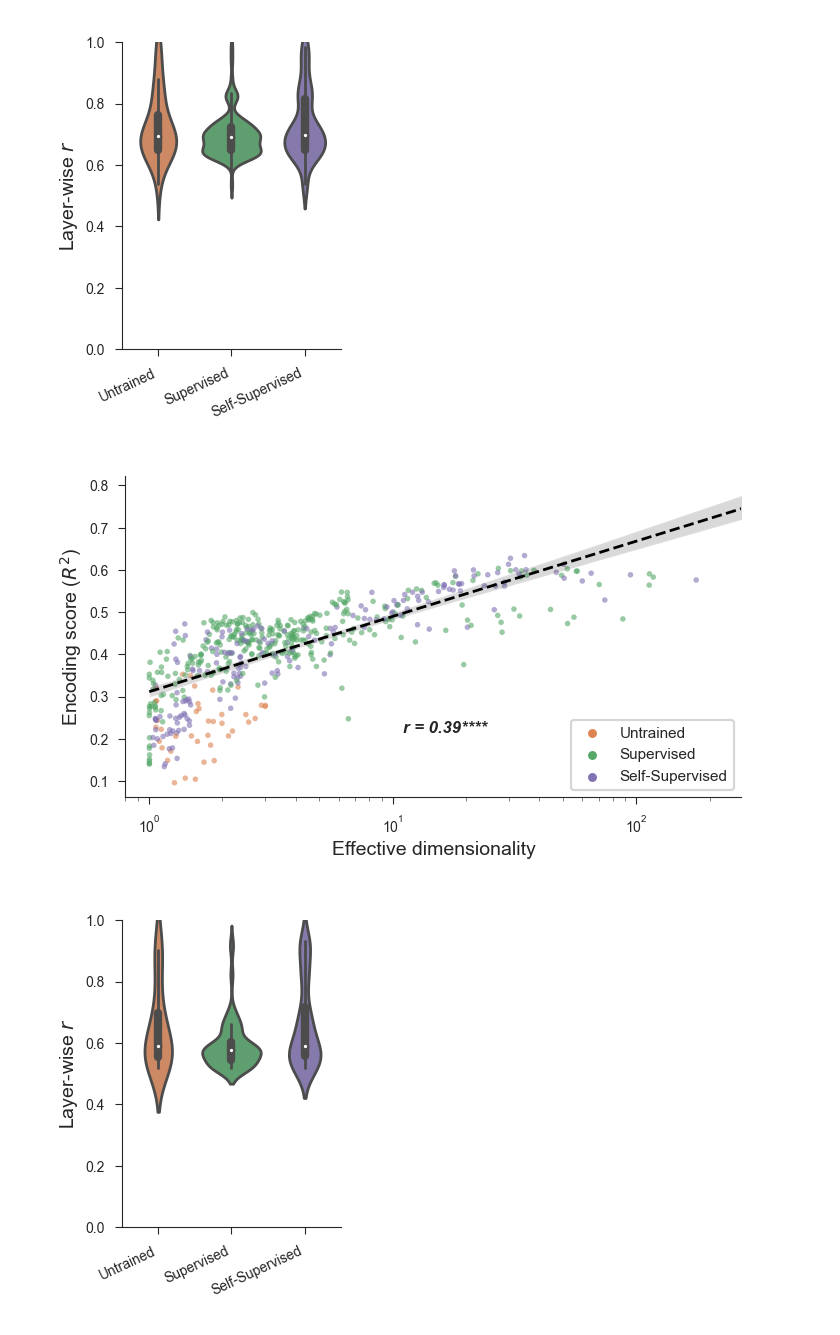
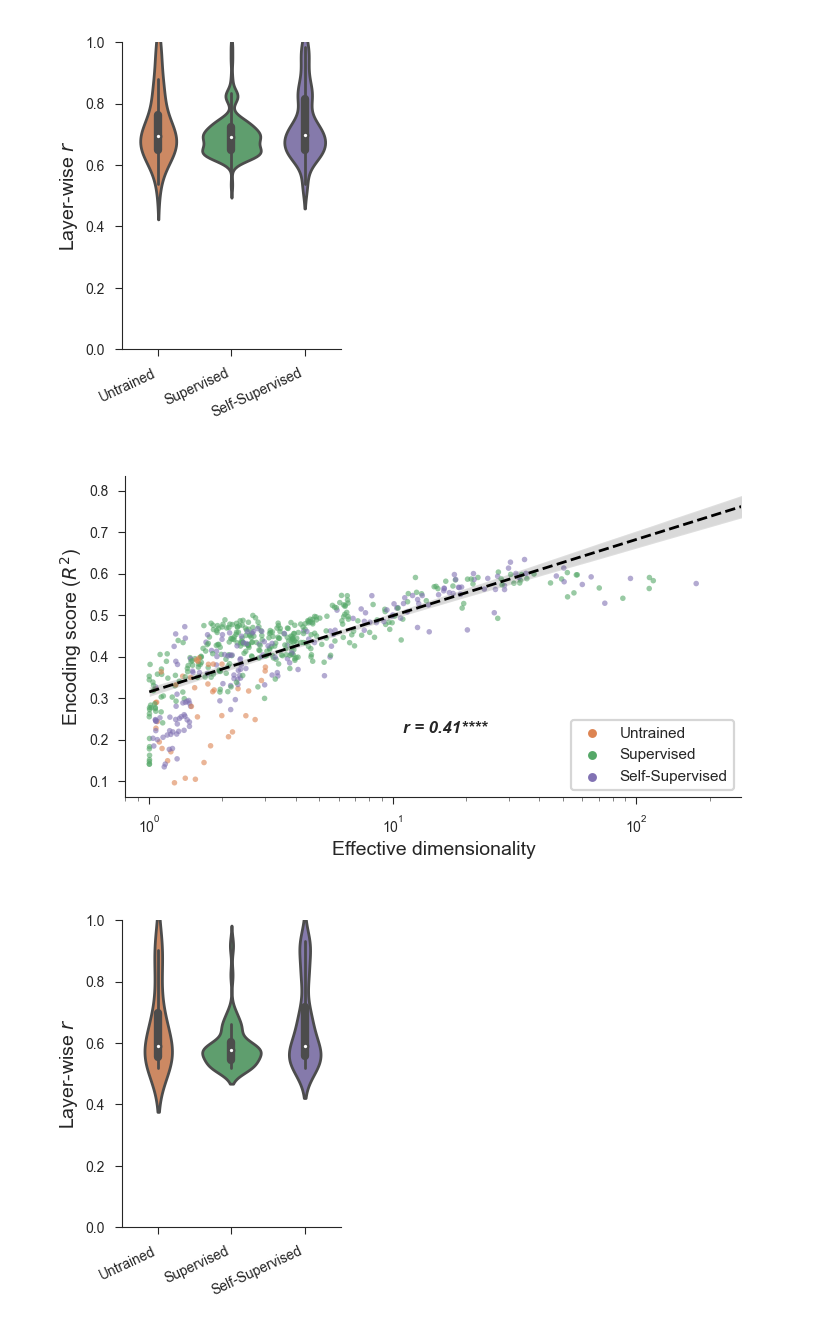
Before and after one commit to EricElmoznino/encoder_dimensionality, a Jupyter notebook: figures/manuscript/results.ipynb, the cells around one changed output. Saved outputs shown, nothing was run; the diff lists cells and outputs as text; code cells hidden in the pictures.

Commit message:
Corrected a figure

```diff
--- a/figures/manuscript/results.ipynb
+++ b/figures/manuscript/results.ipynb
@@ -121,35 +121,35 @@ plt.show()
 # %%
 dataset = 'imagenet'
 data = pd.merge(pd.read_csv(f'../../results/encoding|benchmark:bonner.Object2Vec.pls.roi=LOC|pooling:False.csv'),
                 pd.read_csv(f'../../results/eigmetrics|dataset:{dataset}|pooling:avg|grayscale:False.csv'),
                 on=id_columns)
-data_additional = pd.merge(pd.read_csv(f'../../results/encoding|benchmark:dicarlo.MajajHong2015.IT.public-pls|pooling:False|additional:True.csv'),
+data_additional = pd.merge(pd.read_csv(f'../../results/encoding|benchmark:bonner.Object2Vec.pls.roi=LOC|pooling:False|additional:True.csv'),
                            pd.read_csv(f'../../results/eigmetrics|dataset:{dataset}|pooling:avg|grayscale:False|additional:True.csv'),
                            on=id_columns)
 data = pd.concat([data, data_additional], ignore_index=True)
 data.loc[:, 'layer'] = data['layer'].replace(tf_to_pt_layer_map)
 
 fig, ax = plt.subplots(1, 1, figsize=(3.5, 2))
 
 ax.set_xlim(0.8, 270)
 sns.scatterplot(data=data, x='effective dimensionality', y='score',
                 hue='kind', palette=(sns.color_palette()[1], sns.color_palette()[2], sns.color_palette()[4]),
                 alpha=0.6, s=4, linewidth=0,
                 ax=ax)
 sns.regplot(data=data, x='effective dimensionality', y='score',
             logx=True,
             scatter_kws={'alpha': 0.0, 's': 4, 'linewidth': 0},
             line_kws={'color': 'black', 'linestyle': '--', 'linewidth': 1},
             ax=ax)
 ax.set(xlabel='Effective dimensionality', ylabel=r'Encoding score ($R^2$)', xscale='log')
 annotate_corr(data, x='effective dimensionality', y='score', pos=(0.45, 0.2), ax=ax)
 
 ax.legend(loc='lower right')
 
 plt.savefig('saved/results_bykind-ED-vs-encoding-all-fmri.png', dpi=300)
 plt.show()
 # %% [output]
-[figure, old version]
+[figure, new version]
 # %%
 dataset = 'imagenet'
 data = pd.merge(pd.read_csv(f'../../results/encoding|benchmark:bonner.Object2Vec.pls.roi=LOC|pooling:False.csv'),
```
Also changed, not shown: parts of 1 cell of this notebook, 5 other files.
